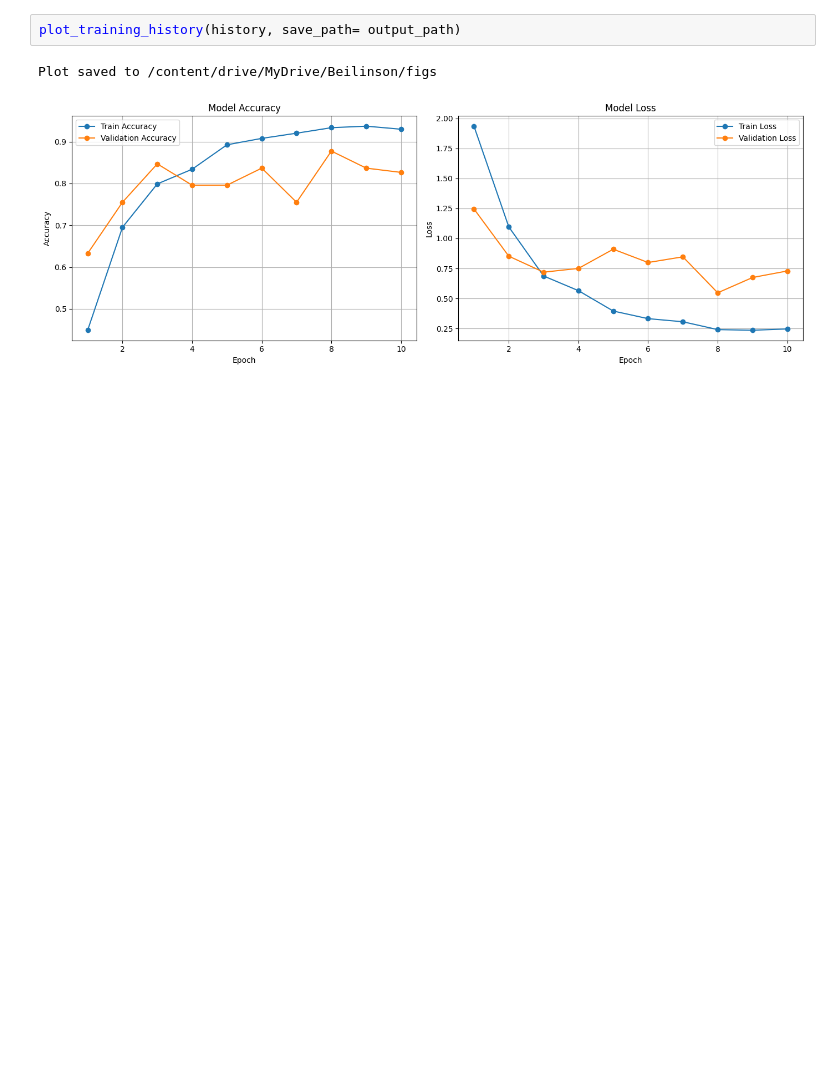
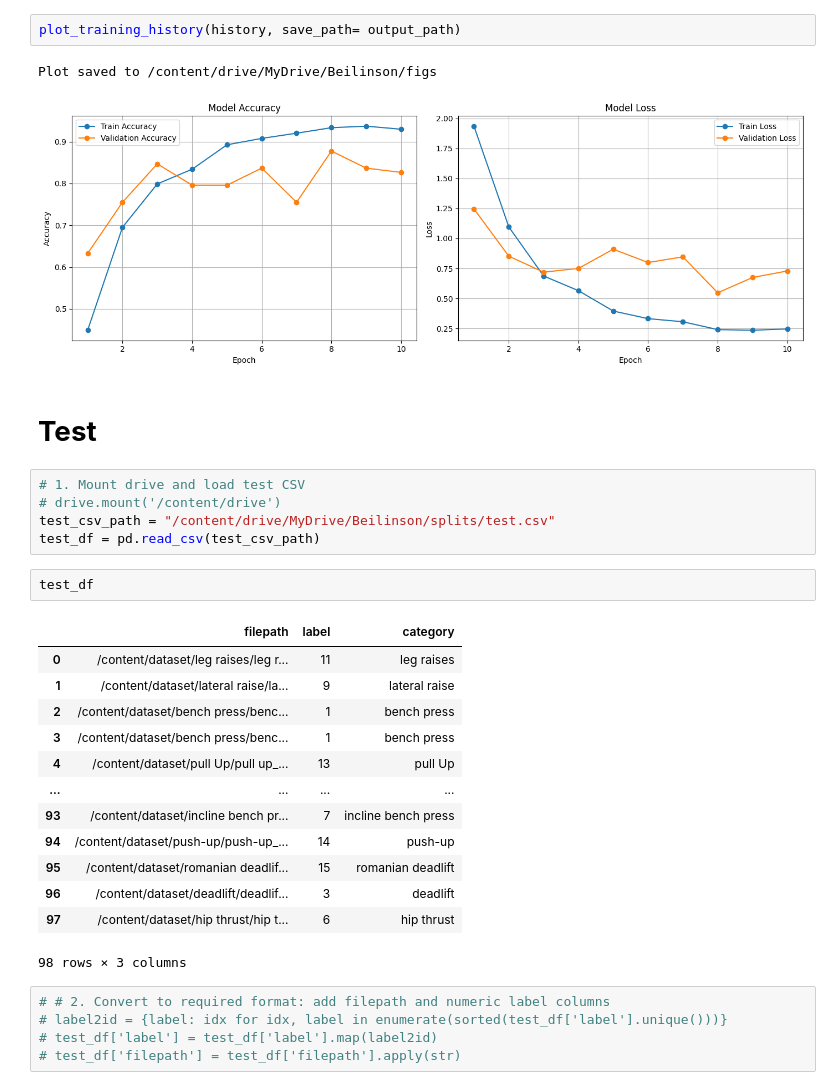
Before and after one commit to ShannieChacham/Workout_Exercises_Video_Classifier, a Jupyter notebook: Shannie_Chacham.ipynb, the cells around one changed output. Cells and saved outputs as stored; diff of their text form; blank space fills up the shorter version.

```diff
--- a/Shannie_Chacham.ipynb
+++ b/Shannie_Chacham.ipynb
@@ -1276,3 +1122,31 @@ plot_training_history(history, save_path= output_path)
 # %% [output]
 Plot saved to /content/drive/MyDrive/Beilinson/figs
 [figure]
+# %% [markdown]
+# **Test**
+# %%
+# 1. Mount drive and load test CSV
+# drive.mount('/content/drive')
+test_csv_path = "/content/drive/MyDrive/Beilinson/splits/test.csv"
+test_df = pd.read_csv(test_csv_path)
+# %%
+test_df
+# %% [output]
+|  | filepath | label | category |
+| 0 | /content/dataset/leg raises/leg r... | 11 | leg raises |
+| 1 | /content/dataset/lateral raise/la... | 9 | lateral raise |
+| 2 | /content/dataset/bench press/benc... | 1 | bench press |
+| 3 | /content/dataset/bench press/benc... | 1 | bench press |
+| 4 | /content/dataset/pull Up/pull up_... | 13 | pull Up |
+| ... | ... | ... | ... |
+| 93 | /content/dataset/incline bench pr... | 7 | incline bench press |
+| 94 | /content/dataset/push-up/push-up_... | 14 | push-up |
+| 95 | /content/dataset/romanian deadlif... | 15 | romanian deadlift |
+| 96 | /content/dataset/deadlift/deadlif... | 3 | deadlift |
+| 97 | /content/dataset/hip thrust/hip t... | 6 | hip thrust |
+98 rows × 3 columns
+# %%
+# # 2. Convert to required format: add filepath and numeric label columns
+# label2id = {label: idx for idx, label in enumerate(sorted(test_df['label'].unique()))}
+# test_df['label'] = test_df['label'].map(label2id)
+# test_df['filepath'] = test_df['filepath'].apply(str)
```
Also changed, not shown: parts of 16 cells of this notebook.
